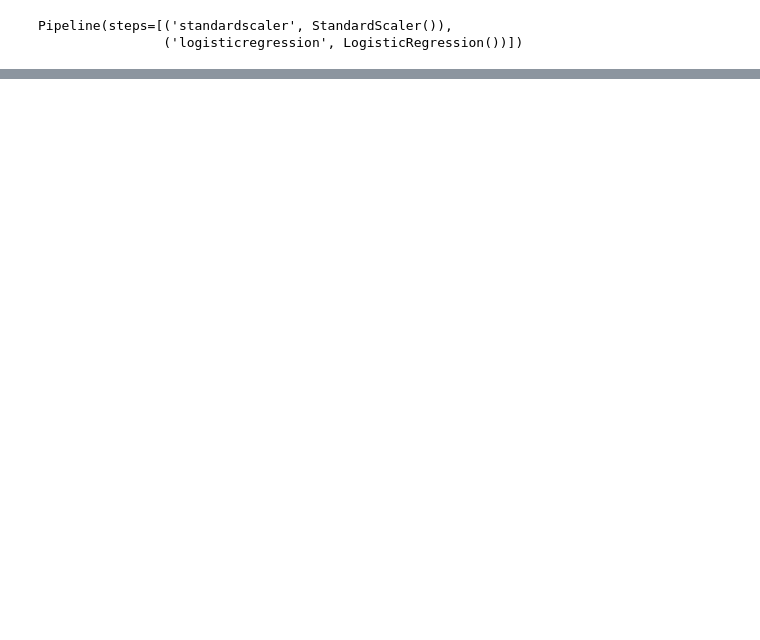
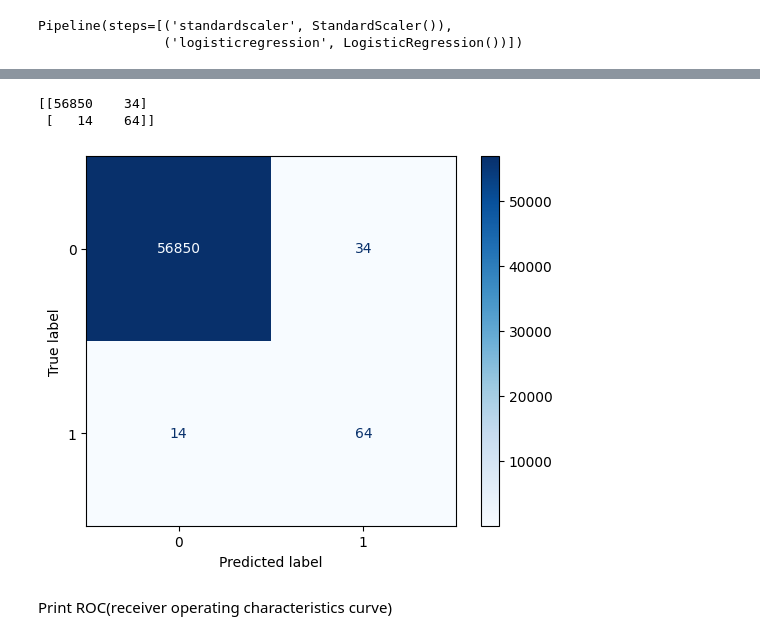
Before and after one commit to ksusmita223/FraudDetection, a Jupyter notebook: CreditCardFrauddetection.ipynb, the cells around one changed output, grey strips where cells are left out. Saved outputs shown, nothing was run; the diff lists cells and outputs as text; code cells hidden in the pictures; blank space fills up the shorter version.

```diff
--- a/CreditCardFrauddetection.ipynb
+++ b/CreditCardFrauddetection.ipynb
@@ -354,0 +338,14 @@ plt.show()
+# %%
+c_matrix = metrics.confusion_matrix(X_test_prediction, Y_test)
+print(c_matrix)
+# %% [output]
+[[56850    34]
+ [   14    64]]
+# %%
+cm_display = ConfusionMatrixDisplay(confusion_matrix=c_matrix)
+cm_display.plot(cmap=plt.cm.Blues)
+plt.show()
+# %% [output]
+[figure, added]
+# %% [markdown]
+Print ROC(receiver operating characteristics curve)
```
Also changed, not shown: parts of 36 cells of this notebook.
